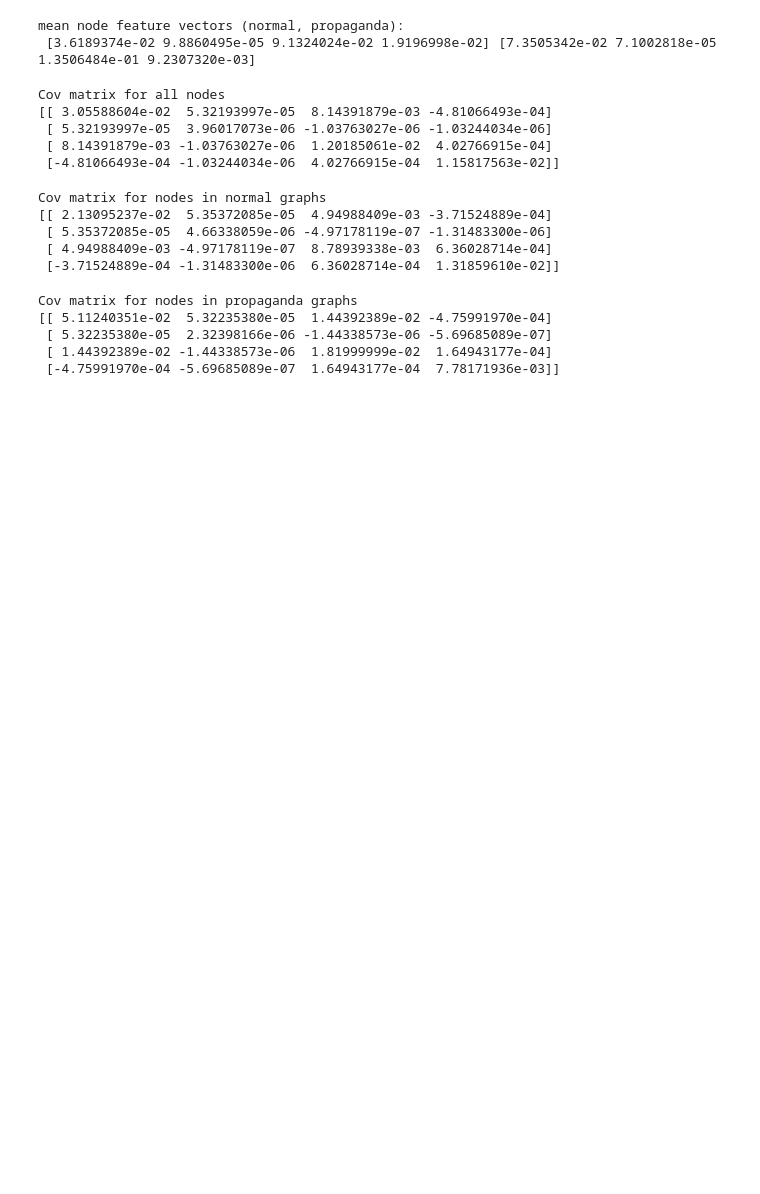
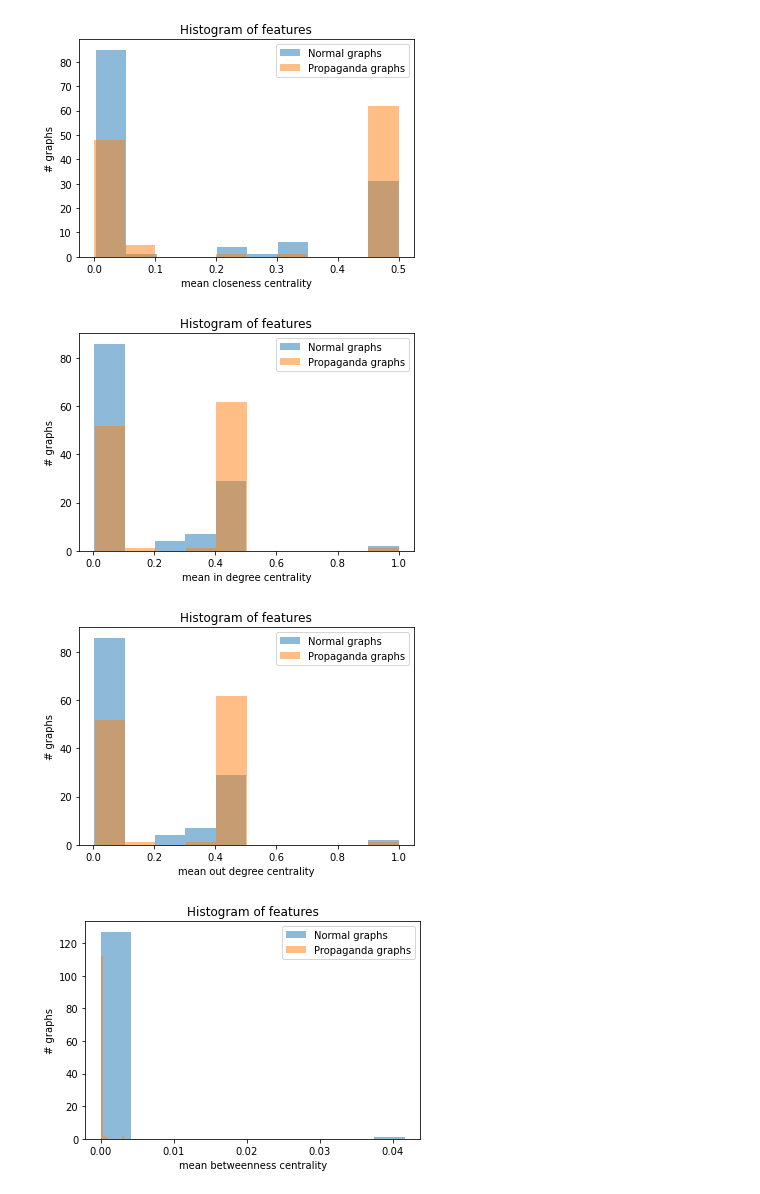
Before and after one commit to stratosphereips/computationalPropagandaDetection, a Jupyter notebook: models/node feature analysis.ipynb, the cells around one changed output. Saved outputs shown, nothing was run; the diff lists cells and outputs as text; code cells hidden in the pictures; blank space fills up the shorter version.

Commit message:
Clean + simplify histograms

```diff
--- a/models/node feature analysis.ipynb
+++ b/models/node feature analysis.ipynb
@@ -64,37 +9,25 @@ plot_histogram('Clustering coefficient in nodes', [norm_clust, prop_clust], ['no
-# %%
-mean_normal_node = normal_node_fv.mean(0)
-mean_propaganda_node = propaganda_node_fv.mean(0)
-print("mean node feature vectors (normal, propaganda):\n", mean_normal_node, mean_propaganda_node)
-# %% [output]
-mean node feature vectors (normal, propaganda):
- [3.6189374e-02 9.8860495e-05 9.1324024e-02 1.9196998e-02] [7.3505342e-02 7.1002818e-05 1.3506484e-01 9.2307320e-03]
-# %%
-all_cov = np.cov(np.vstack((normal_node_fv, propaganda_node_fv)).T)
-print("Cov matrix for all nodes")
-print(all_cov)
-# %% [output]
-Cov matrix for all nodes
-[[ 3.05588604e-02  5.32193997e-05  8.14391879e-03 -4.81066493e-04]
- [ 5.32193997e-05  3.96017073e-06 -1.03763027e-06 -1.03244034e-06]
- [ 8.14391879e-03 -1.03763027e-06  1.20185061e-02  4.02766915e-04]
- [-4.81066493e-04 -1.03244034e-06  4.02766915e-04  1.15817563e-02]]
-# %%
-normal_cov = np.cov(normal_node_fv.T)
-print("Cov matrix for nodes in normal graphs")
-print(normal_cov)
-# %% [output]
-Cov matrix for nodes in normal graphs
-[[ 2.13095237e-02  5.35372085e-05  4.94988409e-03 -3.71524889e-04]
- [ 5.35372085e-05  4.66338059e-06 -4.97178119e-07 -1.31483300e-06]
- [ 4.94988409e-03 -4.97178119e-07  8.78939338e-03  6.36028714e-04]
- [-3.71524889e-04 -1.31483300e-06  6.36028714e-04  1.31859610e-02]]
-# %%
-propaganda_cov = np.cov(propaganda_node_fv.T)
-print("Cov matrix for nodes in propaganda graphs")
-print(propaganda_cov)
-# %% [output]
-Cov matrix for nodes in propaganda graphs
-[[ 5.11240351e-02  5.32235380e-05  1.44392389e-02 -4.75991970e-04]
- [ 5.32235380e-05  2.32398166e-06 -1.44338573e-06 -5.69685089e-07]
- [ 1.44392389e-02 -1.44338573e-06  1.81999999e-02  1.64943177e-04]
- [-4.75991970e-04 -5.69685089e-07  1.64943177e-04  7.78171936e-03]]
+# %%
+pickle_name = 'graph_fv_dataset.pickle'
+with open(pickle_name, 'rb') as f:
+    dataset = pickle.load(f)
+fv = np.asarray([fv for fv, _ in  dataset])
+labels = np.asarray([l for _,l in dataset])
+
+normal_fv = fv[labels==0]
+prop_fv = fv[labels==1]
+features = ['mean closeness centrality', 'mean in degree centrality', 'mean out degree centrality', 'mean betweenness centrality', 'mean eigenvector centrality', 'mean clustering coefficient', 'graph transitivity', 'graph radius', 'links by title / url ratio', '# nodes', '# edges']
+# %%
+for feature_id in range(fv.shape[1]):
+    plt.figure()
+    plt.title('Histogram of features')
+    plt.ylabel('# graphs')
+    plt.xlabel(features[feature_id])
+    plt.hist(normal_fv[:, feature_id], label='Normal graphs', alpha=0.5)
+    plt.hist(prop_fv[:, feature_id], label='Propaganda graphs', alpha=0.5)
+    plt.legend()
+    plt.show()
+# %% [output]
+[figure, added]
+[figure, added]
+[figure, added]
+[figure, added]
```
Also changed, not shown: parts of 15 cells of this notebook.
